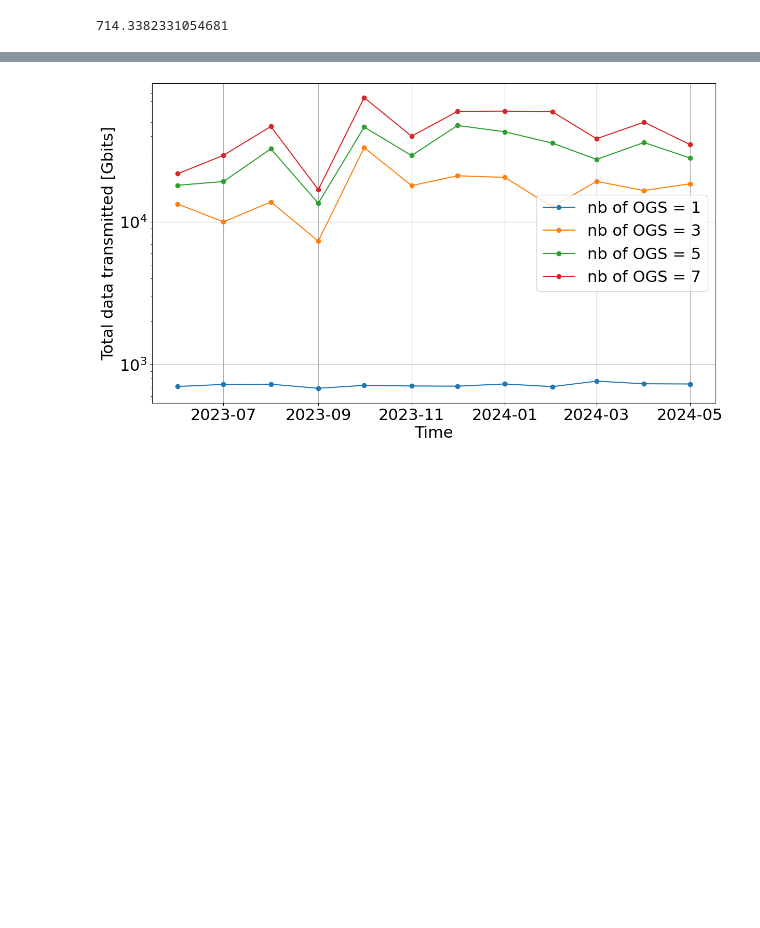
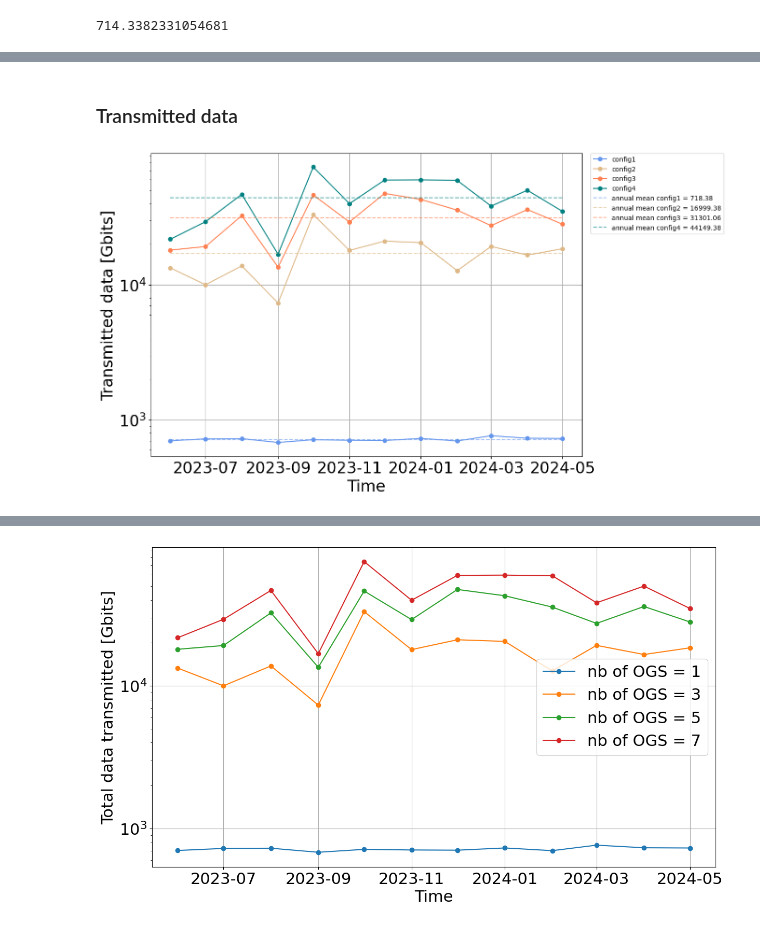
Before and after one commit to connor-a-casey/fso-simulation, a Jupyter notebook: data/output/Figures_rawdata.ipynb, the cells around one changed output, grey strips where cells are left out. Cells and saved outputs as stored; diff of their text form; code cells hidden in the pictures; blank space fills up the shorter version.

```diff
--- a/data/output/Figures_rawdata.ipynb
+++ b/data/output/Figures_rawdata.ipynb
@@ -41,0 +77,27 @@ plt.rcParams['font.size'] = 22
+# %% [markdown]
+### Transmitted data
+# %%
+plt.figure(figsize=(14,8))
+plt.plot(pd.to_datetime(config1_dyn_data['Month']), config1_dyn_data['Total_Data_Transmitted_(Gbits)'].astype(float), color=color1, label=f"config1", marker="o")
+plt.plot(pd.to_datetime(config2_dyn_data['Month']), config2_dyn_data['Total_Data_Transmitted_(Gbits)'].astype(float), color=color2, label=f"config2", marker="o")
+plt.plot(pd.to_datetime(config3_dyn_data['Month']), config3_dyn_data['Total_Data_Transmitted_(Gbits)'].astype(float), color=color3, label=f"config3", marker="o")
+plt.plot(pd.to_datetime(config4_dyn_data['Month']), config4_dyn_data['Total_Data_Transmitted_(Gbits)'].astype(float), color=color4, label=f"config4", marker="o")
+
+# Annual mean
+
+plt.plot(pd.to_datetime(config1_dyn_data['Month']), config1_dyn_data['Total_Data_Transmitted_(Gbits)'].astype(float).mean()*np.ones(12), "--", color = color1, alpha=0.6, label=f"annual mean config1 = {round(config1_dyn_data['Total_Data_Transmitted_(Gbits)'].astype(float).mean(),2)}")
+plt.plot(pd.to_datetime(config2_dyn_data['Month']), config2_dyn_data['Total_Data_Transmitted_(Gbits)'].astype(float).mean()*np.ones(12), "--", color = color2, alpha=0.6, label=f"annual mean config2 = {round(config2_dyn_data['Total_Data_Transmitted_(Gbits)'].astype(float).mean(),2)}")
+plt.plot(pd.to_datetime(config3_dyn_data['Month']), config3_dyn_data['Total_Data_Transmitted_(Gbits)'].astype(float).mean()*np.ones(12), "--", color = color3, alpha=0.6, label=f"annual mean config3 = {round(config3_dyn_data['Total_Data_Transmitted_(Gbits)'].astype(float).mean(),2)}")
+plt.plot(pd.to_datetime(config4_dyn_data['Month']), config4_dyn_data['Total_Data_Transmitted_(Gbits)'].astype(float).mean()*np.ones(12), "--", color = color4, alpha=0.6, label=f"annual mean config4 = {round(config4_dyn_data['Total_Data_Transmitted_(Gbits)'].astype(float).mean(),2)}")
+
+
+
+plt.grid()
+plt.xlabel('Time')
+plt.yscale("log")
+plt.ylabel('Transmitted data [Gbits]')
+plt.legend(bbox_to_anchor=(1.02, 1), loc='upper left', borderaxespad=0, prop={'size': 10})
+#plt.legend(loc = "lower right" , prop={'size': 15})
+plt.savefig('00_transmitted_data.svg')
+# %% [output]
+[figure, added]
```
Also changed, not shown: parts of 12 cells of this notebook.
